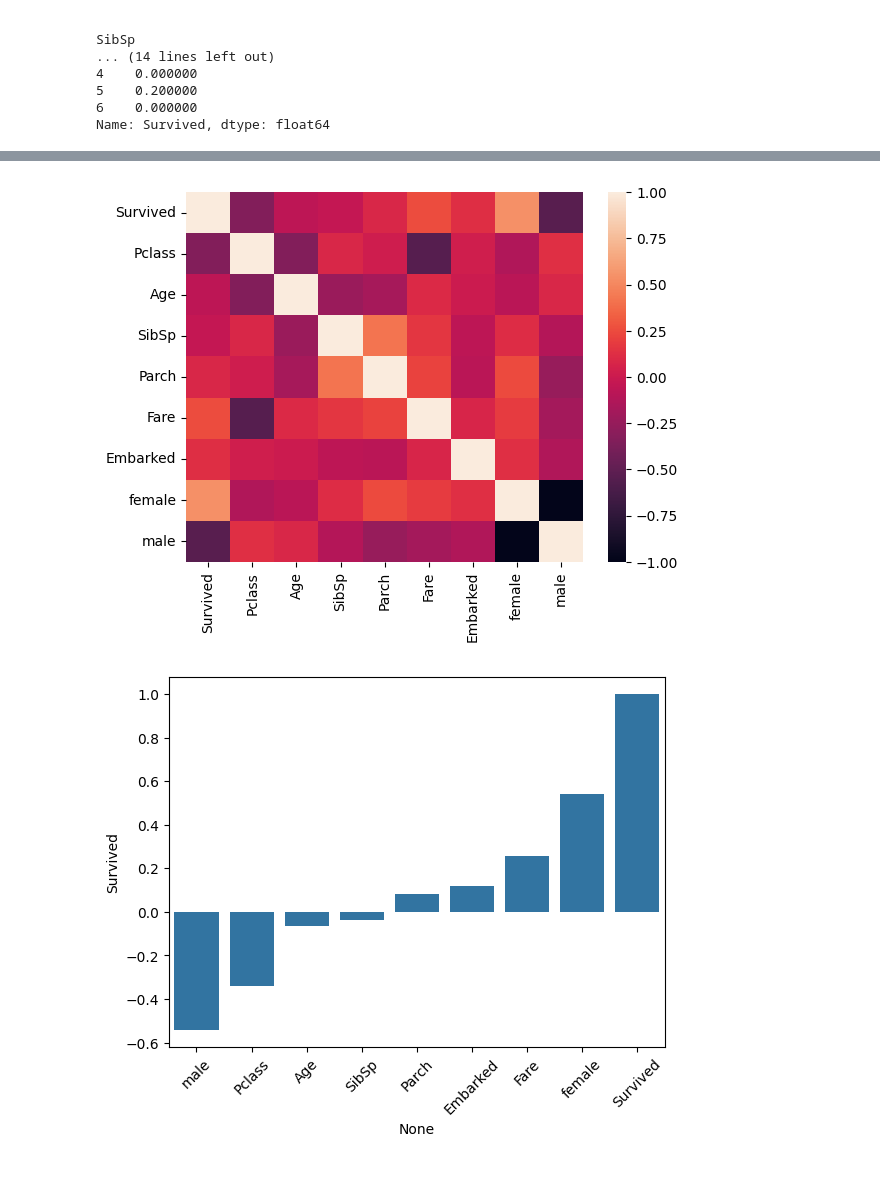
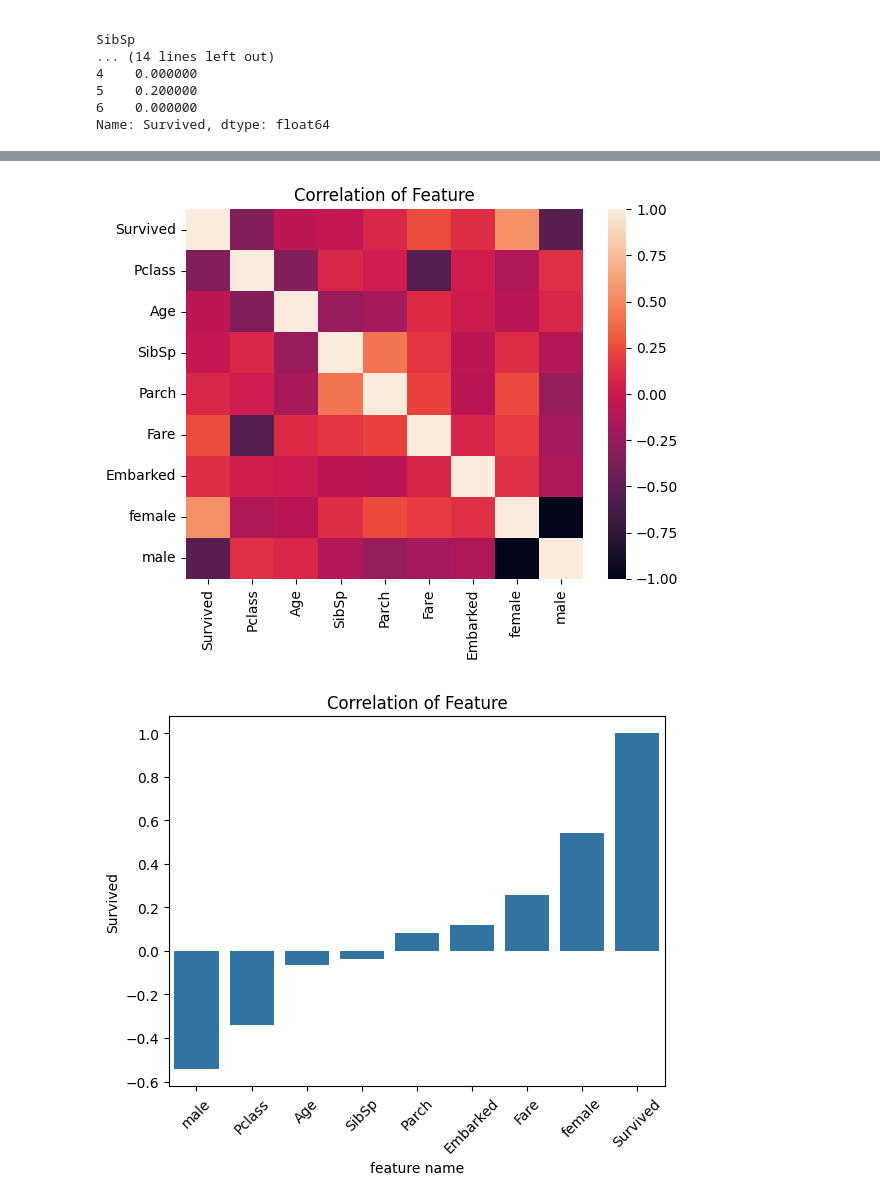
Before and after one commit to appletiger0704/Titanic, a Jupyter notebook: Titanic.ipynb, the cells around one changed output, grey strips where cells are left out. Saved outputs shown, nothing was run; the diff lists cells and outputs as text; code cells hidden in the pictures; blank space fills up the shorter version.

```diff
--- a/Titanic.ipynb
+++ b/Titanic.ipynb
@@ -147,6 +157,8 @@ print(corre)
 fig = plt.figure()
 ax = fig.add_subplot()
 sns.heatmap(corre)
+plt.title("Correlation of Feature")
+
 
 # 繪製相關係數柱狀圖
 corre_survived = corre["Survived"].sort_values()
@@ -154,6 +166,8 @@ fig = plt.figure()
 ax = fig.add_subplot()
 sns.barplot(x=corre_survived.index, y=corre_survived)
 plt.xticks(rotation=45)
+plt.xlabel("feature name")
+plt.title("Correlation of Feature")
 
 
 # 特徵工程
@@ -182,34 +196,34 @@ X_train, X_test, y_train, y_test = train_test_split(X, y, test_size=0.3, random_
 
 
 # 採用隨機森林分類模型
-RF_model = RandomForestClassifier(random_state=42)
+RF_model = RandomForestClassifier(n_estimators=100, random_state=42)
 RF_model.fit(X,y)
 RF_importance = RF_model.feature_importances_
 feature_col = X.columns
 RF_importance_df = pd.DataFrame({"feature":feature_col, "RF_importance":RF_importance})
 print(RF_importance_df,"\n")
 
 
 # cross_val_score 交叉驗證
 RF_score = cross_val_score(RF_model, X, y, cv=10, scoring="accuracy")
 print("Accuracy：",RF_score.mean(),"\n")
 # %% [output]
 Correlation of Feature
 
           Survived    Pclass       Age     SibSp     Parch      Fare  \
 Survived  1.000000 -0.338481 -0.064910 -0.035322  0.081629  0.257307
 Pclass   -0.338481  1.000000 -0.339898  0.083081  0.018443 -0.549500
 Age      -0.064910 -0.339898  1.000000 -0.233296 -0.172482  0.096688
 SibSp    -0.035322  0.083081 -0.233296  1.000000  0.414838  0.159651
 Parch     0.081629  0.018443 -0.172482  0.414838  1.000000  0.216225
 Fare      0.257307 -0.549500  0.096688  0.159651  0.216225  1.000000
 Embarked  0.118026  0.028566  0.007505 -0.063794 -0.082144  0.071010
 female    0.543351 -0.131900 -0.081163  0.114631  0.245489  0.182333
 male     -0.543351  0.131900  0.081163 -0.114631 -0.245489 -0.182333
 ... (61 lines left out)
 6    female       0.153123
 7      male       0.208553
 
 Accuracy： 0.8058801498127341
-[figure, old version]
+[figure, new version]
-[figure, old version]
+[figure, new version]
```
Also changed, not shown: parts of 4 cells of this notebook.
